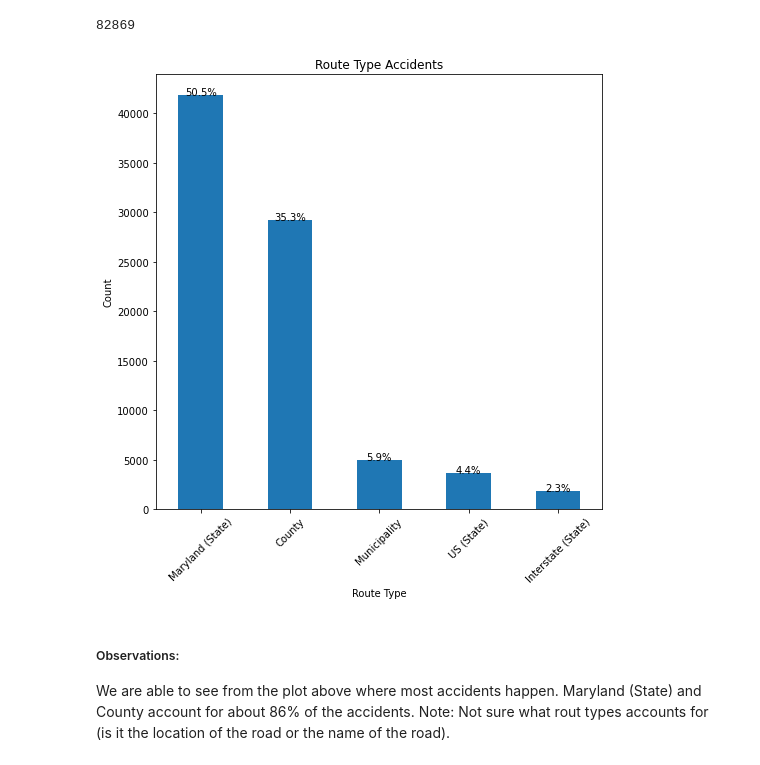
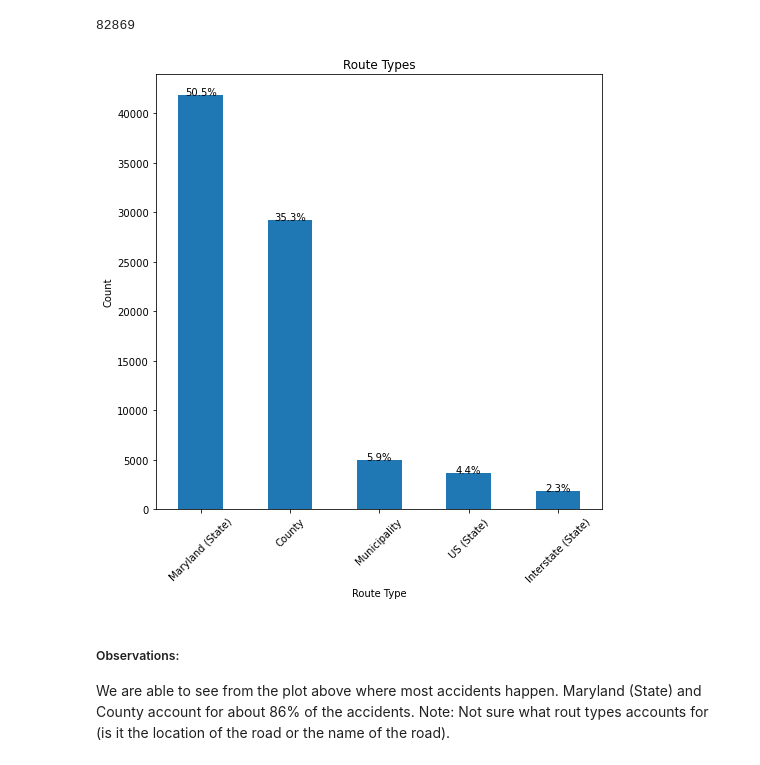
Before and after one commit to rayeni/car_crash_driver_profile, a Jupyter notebook: car_crash_eda.ipynb, the cells around one changed output. Cells and saved outputs as stored; diff of their text form; code cells hidden in the pictures.

```diff
--- a/car_crash_eda.ipynb
+++ b/car_crash_eda.ipynb
@@ -324,18 +399,18 @@ Looking at the data above passenger cars, motorcyles, vans, and pick up trucks a
 82869
 # %%
 plt.figure(figsize = (8,8))
-plt.title('Route Type Accidents')
+plt.title('Route Types')
 plt.ylabel('Count')
 ax = crash_orig_df.groupby('Route Type')['Vehicle Body Type'].count().sort_values(ascending = False).head().plot(kind = 'bar')
 plt.xticks(rotation = 45)
 total = (crash_orig_df['Route Type']).count()
 for p in ax.patches:
         percentage = '{:.1f}%'.format(100 * p.get_height()/total)
         x = p.get_x() + p.get_width()/2
         y = p.get_height()
         ax.annotate(percentage, (x, y),ha='center')
 # %% [output]
-[figure, old version]
+[figure, new version]
 # %% [markdown]
 ##### Observations:
 We are able to see from the plot above where most accidents happen. Maryland (State) and County account for about 86% of the accidents.
```
Also changed, not shown: parts of 16 cells of this notebook.
